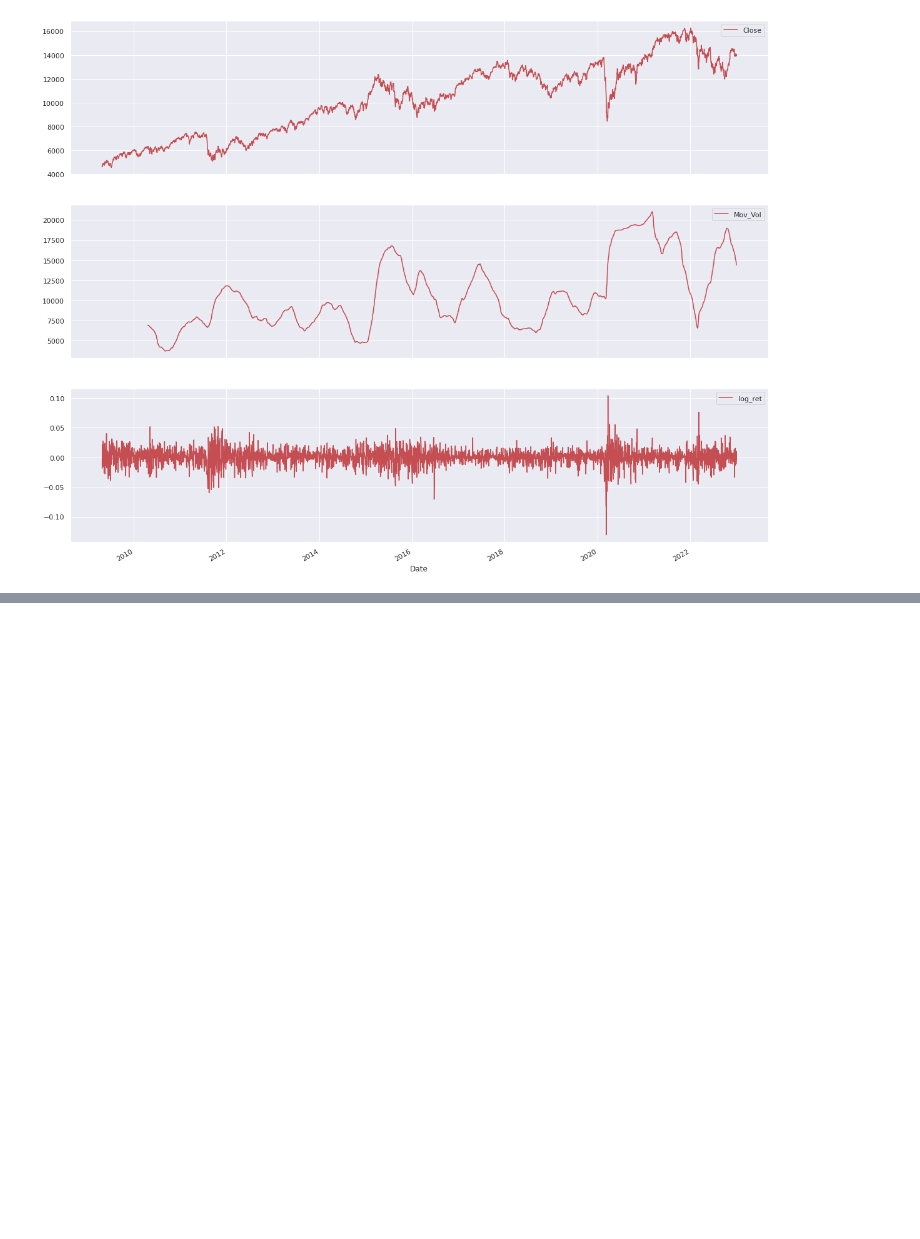
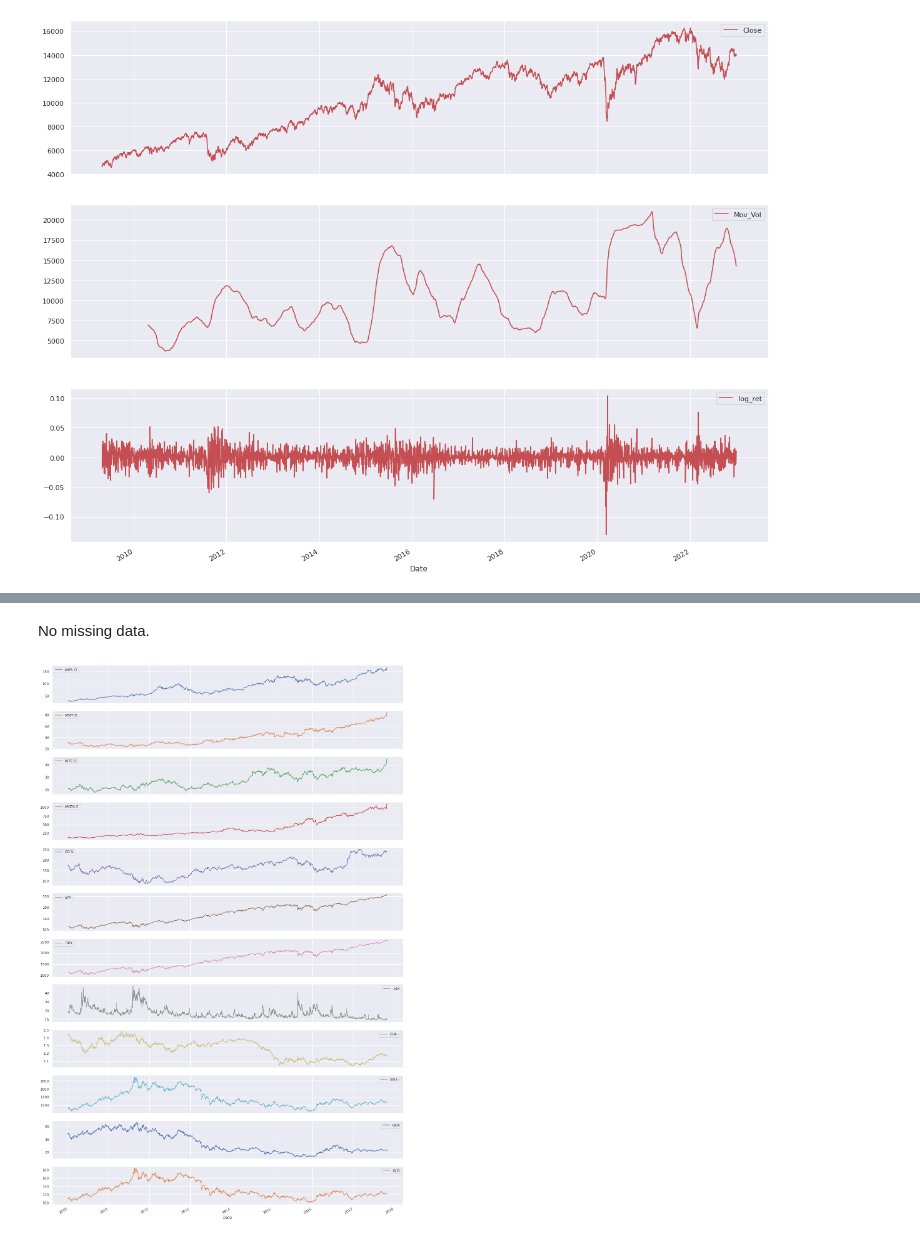
Before and after one commit to bhavinmoriya/Python-for-Financial-Analysis-and-Algorithmic-Trading, a Jupyter notebook: python-for-finance-financial-data-analysis.ipynb, the cells around one changed output, grey strips where cells are left out. Cells and saved outputs as stored; diff of their text form; code cells hidden in the pictures; blank space fills up the shorter version.

Commit message:
Kaggle Notebook | Python for Finance - Financial Data Analysis | Version 3

```diff
--- a/python-for-finance-financial-data-analysis.ipynb
+++ b/python-for-finance-financial-data-analysis.ipynb
@@ -124,0 +134,7 @@ datetime.datetime(2009, 4, 25, 1, 38, 43, 982551)
+# %%
+url = 'https://raw.githubusercontent.com/yhilpisch/py4fi/master/jupyter36/source/tr_eikon_eod_data.csv'
+data = pd.read_csv(url,
+                   index_col=0,
+                   parse_dates=True)
+raw = data[['.SPX', '.VIX']]
+data
@@ -124,0 +194,6 @@ datetime.datetime(2009, 4, 25, 1, 38, 43, 982551)
+# %% [markdown]
+No missing data.
+# %%
+data.plot(figsize=(20, 35), subplots=True);
+# %% [output]
+[figure, added]
```
Also changed, not shown: parts of 58 cells of this notebook.
